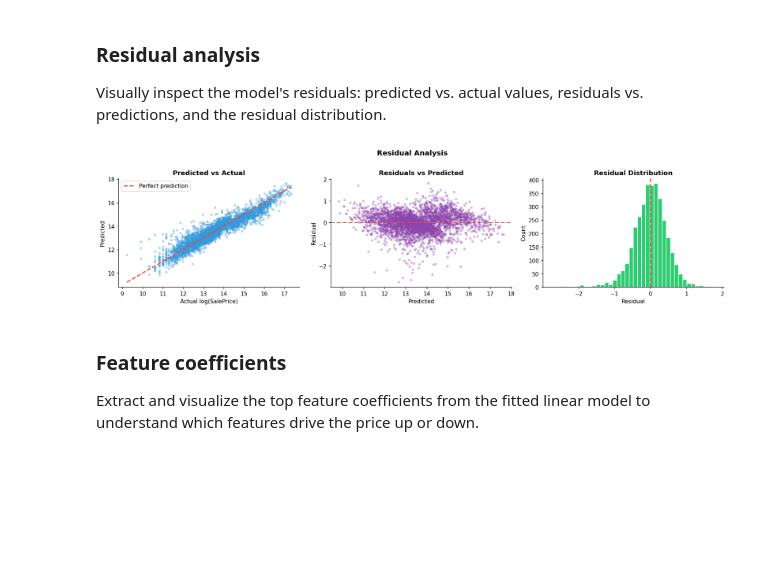
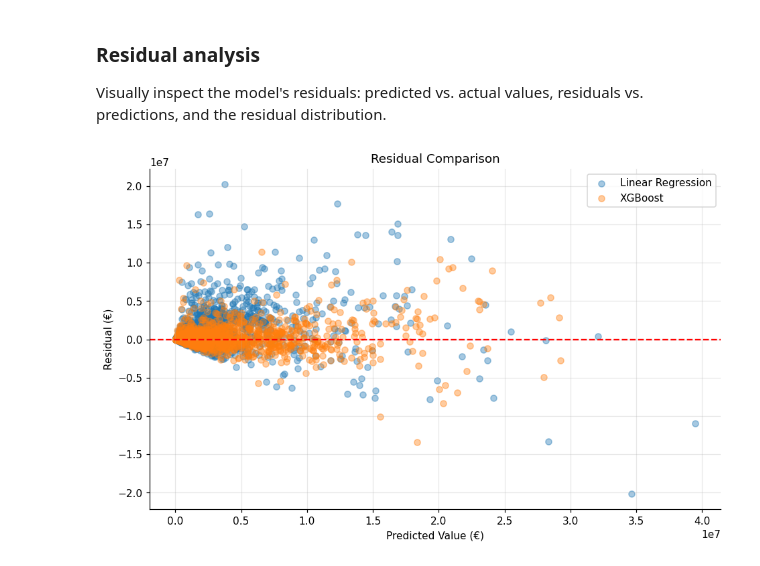
Before and after one commit to Ali2001aaa/Football-player-market-value-prediction-model, a Jupyter notebook: player.ipynb, the cells around one changed output. Cells and saved outputs as stored; diff of their text form; code cells hidden in the pictures; blank space fills up the shorter version.

```diff
--- a/player.ipynb
+++ b/player.ipynb
@@ -1084,0 +1093,18 @@ print()
+# %%
+from xgboost import XGBRegressor
+
+pipeline_xgb = Pipeline([
+    ("preprocessor", preprocessor),
+    ("model", XGBRegressor(
+        objective="reg:squarederror",
+        random_state=42,
+        n_estimators=300,
+        learning_rate=0.1,
+        max_depth=6,
+        subsample=0.8,
+        colsample_bytree=0.8,
+        n_jobs=-1
+    ))
+])
+
+pipeline_xgb.fit(X_train, y_train)
@@ -1087,36 +1277,42 @@ print()
 
 Visually inspect the model's residuals: predicted vs. actual values, residuals vs. predictions, and the residual distribution.
 # %%
-# Residual analysis plots
-y_pred_log = pipe_lr.predict(X_test)
-residuals  = y_test - y_pred_log
+pred_lr=np.expm1(pipeline.predict(X_test))
+pred_xgb=np.expm1(pipeline_xgb.predict(X_test))
 
-fig, axes = plt.subplots(1, 3, figsize=(16, 4))
+true=np.expm1(y_test)
 
-ax = axes[0]
-ax.scatter(y_test, y_pred_log, alpha=0.3, s=12, color='#3498db')
-mn, mx = y_test.min(), y_test.max()
-ax.plot([mn,mx],[mn,mx], color='#e74c3c', lw=2, ls='--', label='Perfect prediction')
-ax.set_xlabel('Actual log(SalePrice)'); ax.set_ylabel('Predicted')
-ax.set_title('Predicted vs Actual', fontweight='bold'); ax.legend()
+plt.figure(figsize=(10,6))
 
-ax = axes[1]
-ax.scatter(y_pred_log, residuals, alpha=0.3, s=12, color='#8e44ad')
-ax.axhline(0, color='#e74c3c', lw=2, ls='--')
-ax.set_xlabel('Predicted'); ax.set_ylabel('Residual')
-ax.set_title('Residuals vs Predicted', fontweight='bold')
+plt.scatter(
+    pred_lr,
+    true-pred_lr,
+    alpha=.4,
+    label="Linear Regression"
+)
 
-ax = axes[2]
-ax.hist(residuals, bins=40, color='#2ecc71', edgecolor='white')
-ax.axvline(0, color='#e74c3c', lw=2, ls='--')
-ax.set_xlabel('Residual'); ax.set_ylabel('Count')
-ax.set_title('Residual Distribution', fontweight='bold')
+plt.scatter(
+    pred_xgb,
+    true-pred_xgb,
+    alpha=.4,
+    label="XGBoost"
+)
 
-plt.suptitle('Residual Analysis', fontsize=13, fontweight='bold', y=1.01)
-plt.tight_layout(); plt.show()
+plt.axhline(
+    0,
+    color="red",
+    linestyle="--"
+)
+
+plt.xlabel("Predicted Value (€)")
+plt.ylabel("Residual (€)")
+
+plt.title("Residual Comparison")
+
+plt.legend()
+
+plt.grid(alpha=.3)
+
+plt.show()
 # %% [output]
-[figure, old version]
+[figure, new version]
-# %% [markdown]
-### Feature coefficients
-
-Extract and visualize the top feature coefficients from the fitted linear model to understand which features drive the price up or down.
```
Also changed, not shown: parts of 75 cells of this notebook.
